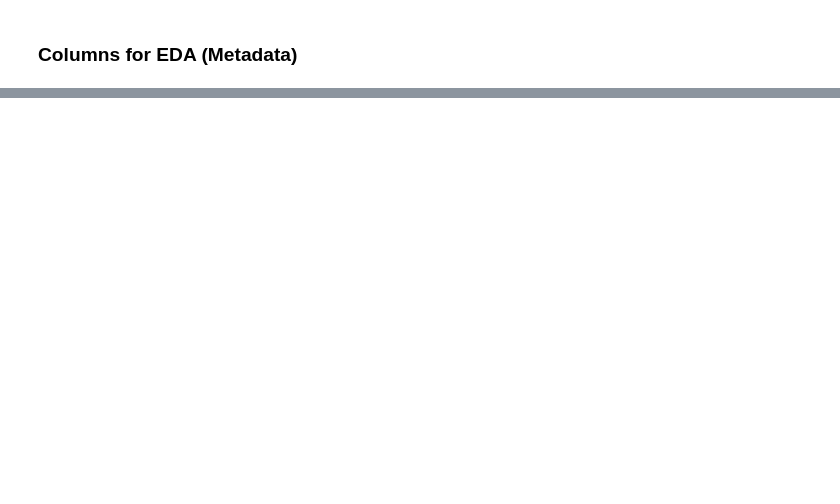
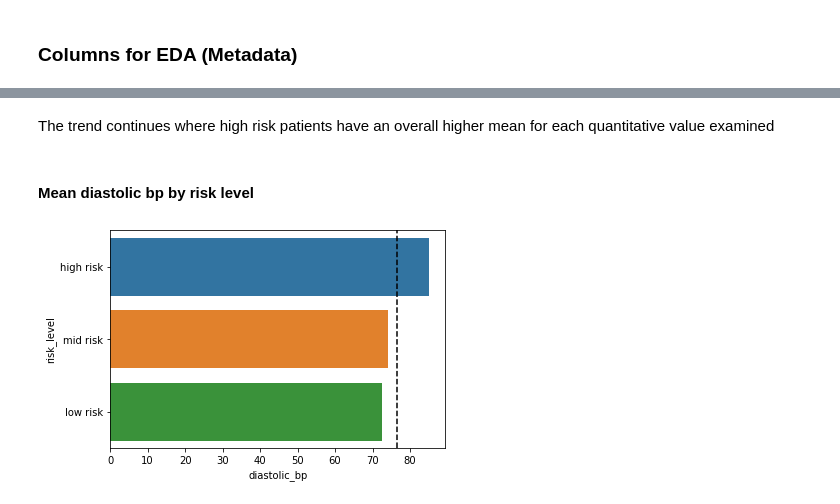
Before and after one commit to Fullcure3/maternal_risk, a Jupyter notebook: maternal_risk.ipynb, the cells around one changed output, grey strips where cells are left out. Cells and saved outputs as stored; diff of their text form; code cells hidden in the pictures; blank space fills up the shorter version.

```diff
--- a/maternal_risk.ipynb
+++ b/maternal_risk.ipynb
@@ -97,0 +136,8 @@ risk_level, ['high risk' 'low risk' 'mid risk'],
+# %% [markdown]
+The trend continues where high risk patients have an overall higher mean for each quantitative value examined<br>
+# %% [markdown]
+#### Mean diastolic bp by risk level
+# %%
+summary_stats_barplot(maternal_risk, np.mean, category=risk_level, value=diastolic_bp)
+# %% [output]
+[figure, added]
```
Also changed, not shown: parts of 40 cells of this notebook.
